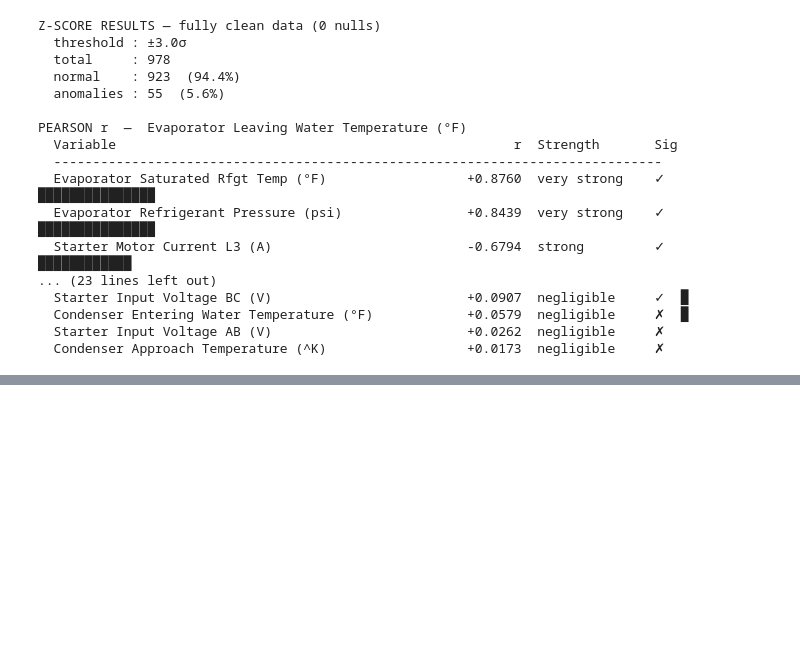
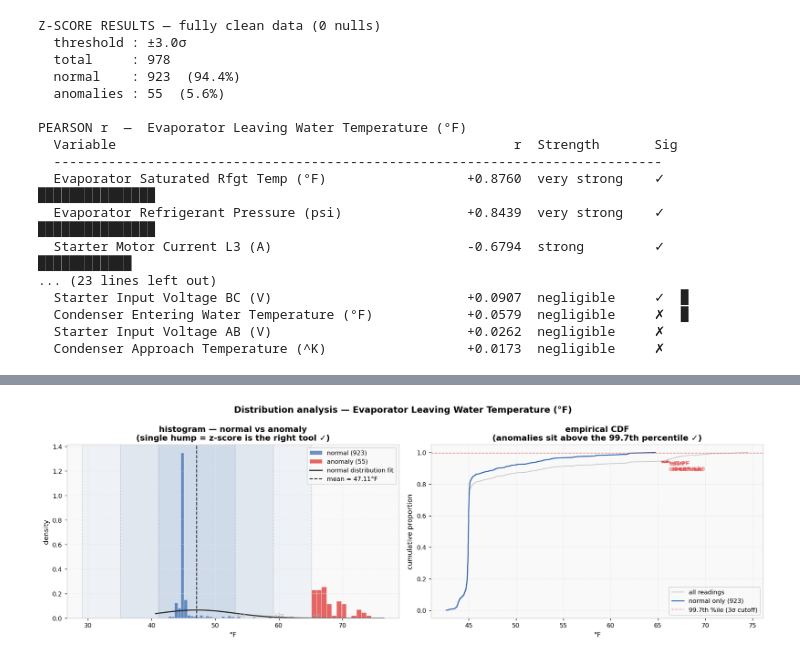
Before and after one commit to cstanisha/chiller_analysis, a Jupyter notebook: chillerdata2.ipynb, the cells around one changed output, grey strips where cells are left out. Cells and saved outputs as stored; diff of their text form; code cells hidden in the pictures; blank space fills up the shorter version.

```diff
--- a/chillerdata2.ipynb
+++ b/chillerdata2.ipynb
@@ -550,0 +785,78 @@ PEARSON r  —  Evaporator Leaving Water Temperature (°F)
+# %%
+# ── why this graph: the time-series shows WHEN anomalies happen ───────────
+# this shows WHERE in the temperature range they live
+# the σ band overlay proves the z-score cutoff is mathematically justified
+# if the histogram is bimodal (two humps), it means two operating modes exist
+# — that would mean z-score is the wrong tool and we'd need GMM instead
+
+fig, axes = plt.subplots(1, 2, figsize=(15, 5))
+fig.suptitle(f"Distribution analysis — {TARGET}", fontsize=13, fontweight="bold")
+
+mean_v = df_clean[TARGET].mean()
+std_v  = df_clean[TARGET].std()
+x_range = np.linspace(df_clean[TARGET].min() - 2, df_clean[TARGET].max() + 2, 400)
+
+# ── left: histogram with σ regions shaded ────────────────────────────────
+ax = axes[0]
+ax.hist(normal_[TARGET],  bins=45, color=CLR_NORMAL,  alpha=0.70,
+        density=True, edgecolor="white", lw=0.4, label=f"normal ({len(normal_)})")
+ax.hist(anomaly_[TARGET], bins=12, color=CLR_ANOMALY, alpha=0.85,
+        density=True, edgecolor="white", lw=0.4, label=f"anomaly ({len(anomaly_)})")
+
+# overlay fitted normal curve
+pdf = stats.norm.pdf(x_range, mean_v, std_v)
+ax.plot(x_range, pdf, color="#222", lw=1.6, label="normal distribution fit")
+
+# shade σ bands with annotation
+sigma_configs = [(3, 0.05, "99.7%"), (2, 0.07, "95%"), (1, 0.09, "68%")]
+for mult, alpha, pct_label in sigma_configs:
+    ax.axvspan(mean_v - mult*std_v, mean_v + mult*std_v,
+               alpha=alpha, color=CLR_NORMAL, zorder=0)
+    ax.axvline(mean_v + mult*std_v, color=CLR_GREY, lw=0.7, ls=":")
+    ax.axvline(mean_v - mult*std_v, color=CLR_GREY, lw=0.7, ls=":")
+    ax.text(mean_v + mult*std_v + 0.1,
+            ax.get_ylim()[1] * 0.01 if ax.get_ylim()[1] > 0 else 0.001,
+            f"+{mult}σ", fontsize=7, color=CLR_GREY)
+
+ax.axvline(mean_v, color="#222", lw=1.3, ls="--",
+           label=f"mean = {mean_v:.2f}°F")
+ax.set_xlabel("°F")
+ax.set_ylabel("density")
+ax.set_title("histogram — normal vs anomaly\n(single hump = z-score is the right tool ✓)")
+ax.legend(fontsize=9)
+
+# ── right: empirical CDF — shows percentile of each anomaly ───────────────
+# CDF answers: "what fraction of readings are BELOW this temperature?"
+# anomalies above 99.7th percentile confirm the 3σ cutoff is correct
+ax2 = axes[1]
+sorted_all = np.sort(df_clean[TARGET])
+cdf_all    = np.arange(1, len(sorted_all)+1) / len(sorted_all)
+
+sorted_norm = np.sort(normal_[TARGET])
+cdf_norm    = np.arange(1, len(sorted_norm)+1) / len(sorted_norm)
+
+ax2.plot(sorted_all,  cdf_all,  color=CLR_GREY,   lw=1.2, alpha=0.6,
+         label="all readings")
+ax2.plot(sorted_norm, cdf_norm, color=CLR_NORMAL,  lw=1.5,
+         label=f"normal only ({len(normal_)})")
+
+# mark where anomalies fall on the CDF
+for val in sorted(anomaly_[TARGET])[:5]:   # first 5 unique anomaly temps
+    pct = np.searchsorted(sorted_all, val) / len(sorted_all)
+    ax2.annotate(f"{val:.1f}°F\n({pct*100:.1f}th %ile)",
+                 xy=(val, pct), xytext=(val + 1, pct - 0.06),
+                 fontsize=7, color=CLR_ANOMALY,
+                 arrowprops=dict(arrowstyle="->", color=CLR_ANOMALY, lw=0.8))
+
+ax2.axhline(0.997, color=CLR_ANOMALY, lw=1.0, ls="--", alpha=0.6,
+            label="99.7th %ile (3σ cutoff)")
+ax2.set_xlabel("°F")
+ax2.set_ylabel("cumulative proportion")
+ax2.set_title("empirical CDF\n(anomalies sit above the 99.7th percentile ✓)")
+ax2.legend(fontsize=9)
+
+plt.tight_layout()
+plt.savefig("distribution_analysis.png", dpi=150, bbox_inches="tight")
+plt.show()
+# %% [output]
+[figure, added]
```
Also changed, not shown: parts of 8 cells of this notebook.
